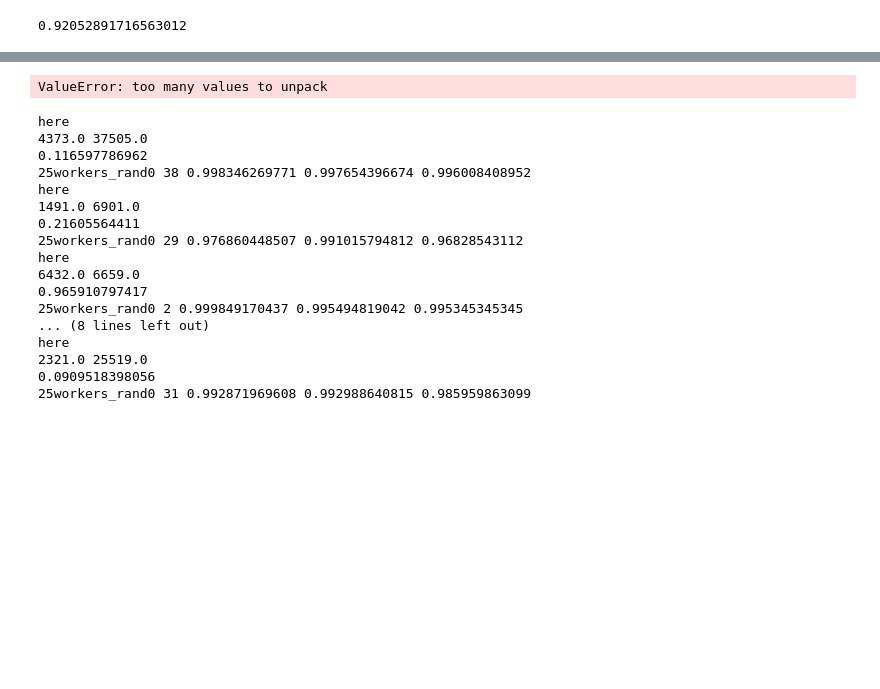
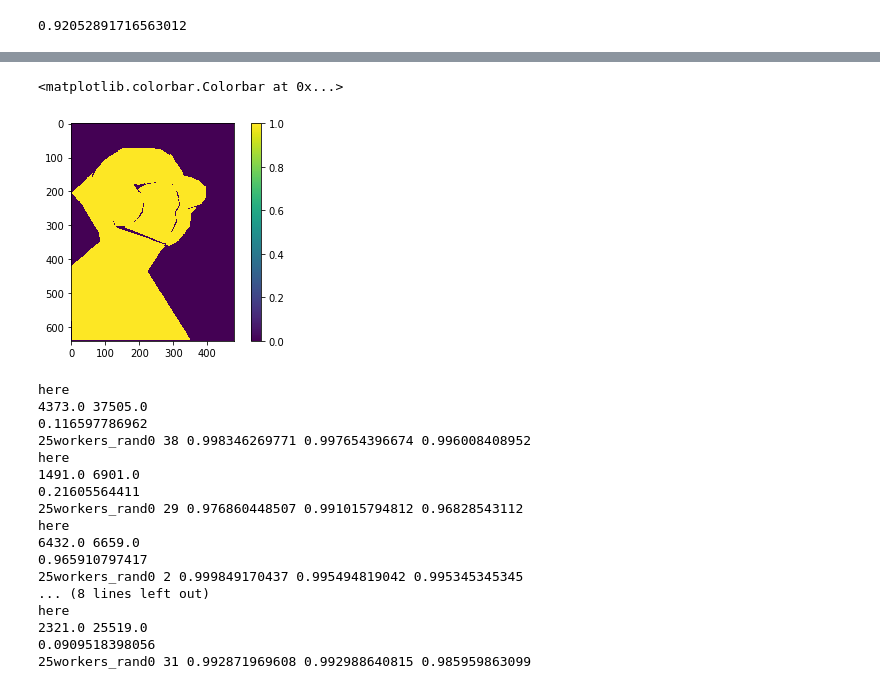
Before and after one commit to cognoscentai/segmentation, a Jupyter notebook: ipynb/testing ground truth greedy.ipynb, the cells around one changed output, grey strips where cells are left out. Saved outputs shown, nothing was run; the diff lists cells and outputs as text; code cells hidden in the pictures; blank space fills up the shorter version.

```diff
--- a/ipynb/testing ground truth greedy.ipynb
+++ b/ipynb/testing ground truth greedy.ipynb
@@ -135,7 +143,11 @@ mean(j_lst)
 # %%
-tiles,srt_decr_idx,ia_lst,candidate_tile_lst, jaccard_lst = greedy(sample,34,"","ground_truth")
+tiles,srt_decr_idx,ia_lst,candidate_tile_lst, jaccard_lst,gt_est_mask,picked_tiles = greedy(sample,34,"","ground_truth")
+
+plt.imshow(gt_est_mask)
+plt.colorbar()
 # %% [output]
-ValueError: too many values to unpack
+<matplotlib.colorbar.Colorbar at 0x...>
+[figure, added]
 # %%
 sample = "25workers_rand0"
 objid=3
```
Also changed, not shown: parts of 1 cell of this notebook, 1 other file.
